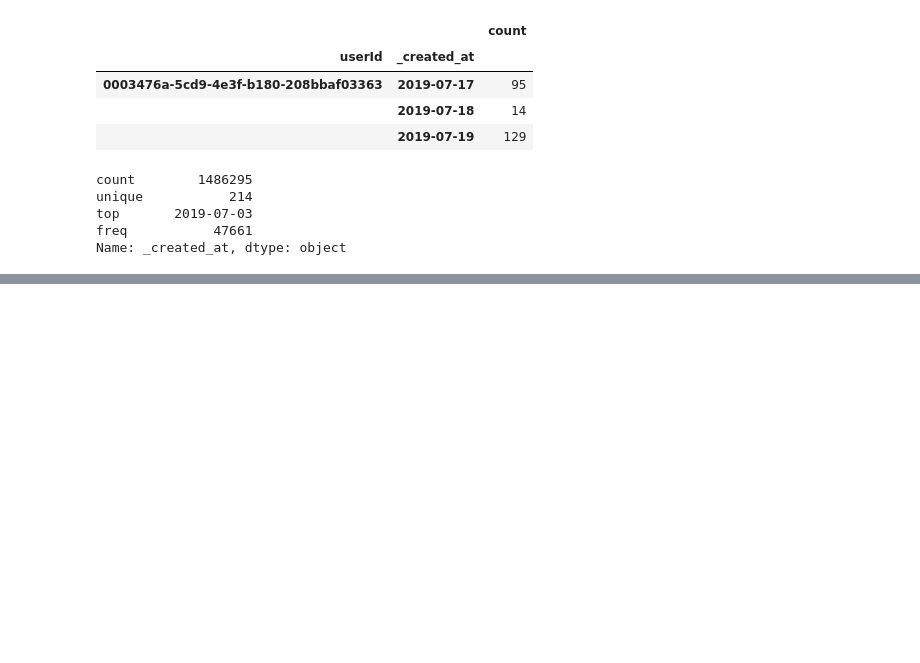
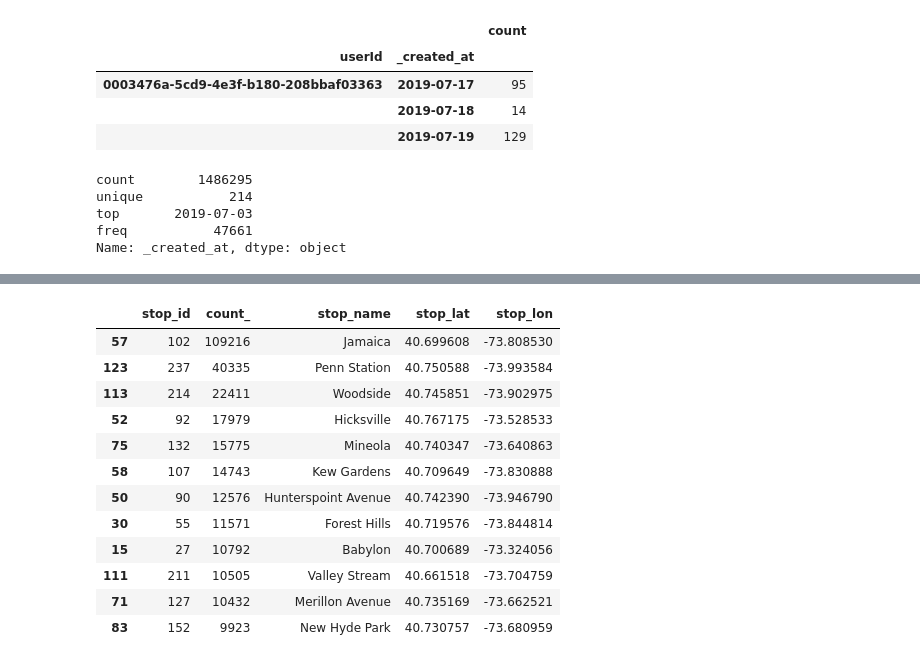
Before and after one commit to rajatrh/MTA-Schedule-Delays, a Jupyter notebook: User_Analysis.ipynb, the cells around one changed output, grey strips where cells are left out. Saved outputs shown, nothing was run; the diff lists cells and outputs as text; code cells hidden in the pictures; blank space fills up the shorter version.

```diff
--- a/User_Analysis.ipynb
+++ b/User_Analysis.ipynb
@@ -86,0 +183,16 @@ q2b = q2b.add_suffix('_').reset_index()
+# %%
+df_st.sort_values(by="count_", ascending=False).head(12)
+# %% [output]
+|  | stop_id | count_ | stop_name | stop_lat | stop_lon |
+| 57 | 102 | 109216 | Jamaica | 40.699608 | -73.808530 |
+| 123 | 237 | 40335 | Penn Station | 40.750588 | -73.993584 |
+| 113 | 214 | 22411 | Woodside | 40.745851 | -73.902975 |
+| 52 | 92 | 17979 | Hicksville | 40.767175 | -73.528533 |
+| 75 | 132 | 15775 | Mineola | 40.740347 | -73.640863 |
+| 58 | 107 | 14743 | Kew Gardens | 40.709649 | -73.830888 |
+| 50 | 90 | 12576 | Hunterspoint Avenue | 40.742390 | -73.946790 |
+| 30 | 55 | 11571 | Forest Hills | 40.719576 | -73.844814 |
+| 15 | 27 | 10792 | Babylon | 40.700689 | -73.324056 |
+| 111 | 211 | 10505 | Valley Stream | 40.661518 | -73.704759 |
+| 71 | 127 | 10432 | Merillon Avenue | 40.735169 | -73.662521 |
+| 83 | 152 | 9923 | New Hyde Park | 40.730757 | -73.680959 |
```
Also changed, not shown: parts of 26 cells of this notebook.
